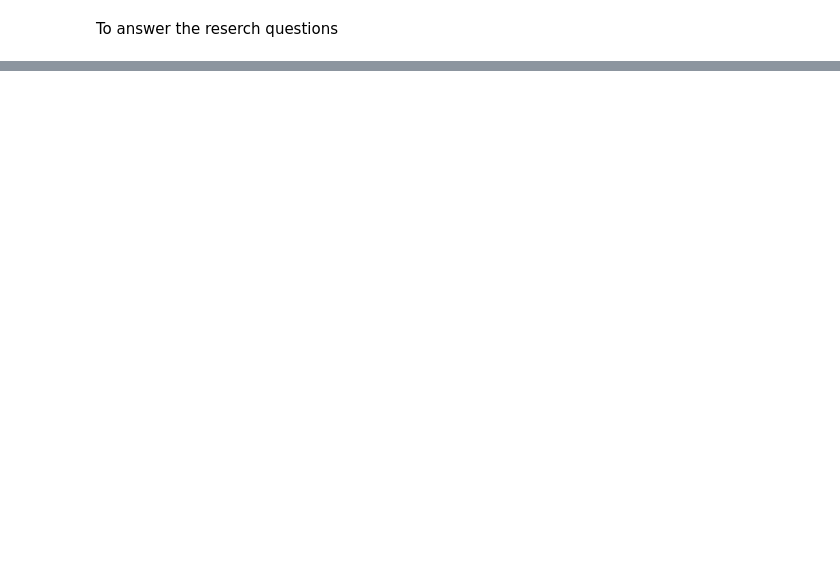
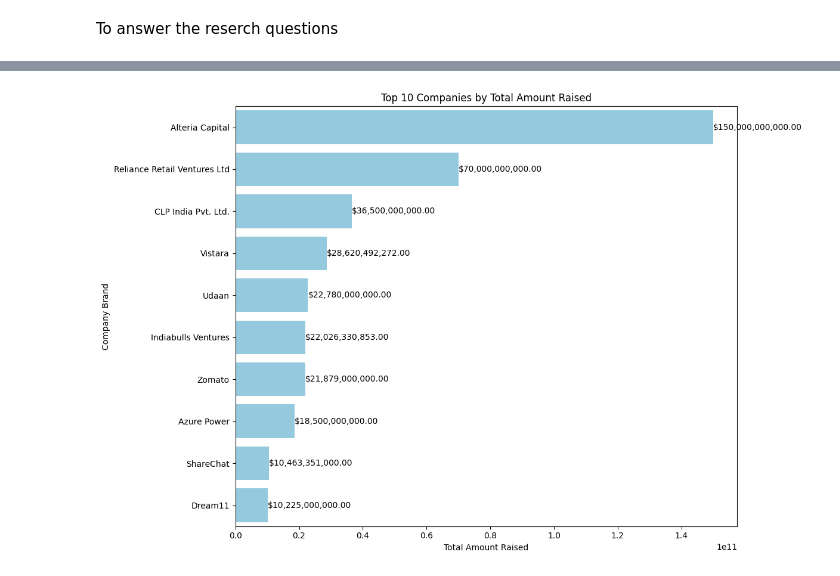
Before and after one commit to Iyanuadeleye01/lp1-project, a Jupyter notebook: main.ipynb, the cells around one changed output, grey strips where cells are left out. Cells and saved outputs as stored; diff of their text form; code cells hidden in the pictures; blank space fills up the shorter version.

```diff
--- a/main.ipynb
+++ b/main.ipynb
@@ -1602,0 +1654,6 @@ array(['AgriTech', 'EdTech', 'Hygiene management', 'Escrow',
+# %%
+# Replace the non digit values in the Amount column with ''
+df['Amount'] = df['Amount'].replace('[^\d]','',regex=True)
+# %%
+# Convert the Amount column values to numeric and non numeric to nan
+df['Amount'] = pd.to_numeric(df['Amount'],errors='coerce')
@@ -1602,0 +1665,3 @@ array(['AgriTech', 'EdTech', 'Hygiene management', 'Escrow',
+# %%
+# Drop the nan values
+df = df.dropna(subset='Amount')
@@ -1714,0 +1890,24 @@ plt.show()
+# %%
+total_amount_raised = df.groupby('Company_Brand')['Amount'].sum()
+total_amount_raised = total_amount_raised.reset_index()
+
+# Sort the data by total funding in descending order
+total_amount_raised = total_amount_raised.sort_values(by='Amount', ascending=False)
+
+# Select the top 10 companies to display
+top_n = 10
+total_amount_raised_top_n = total_amount_raised.head(top_n)
+
+plt.figure(figsize=(12, 8))
+barplot = sns.barplot(x='Amount', y='Company_Brand', data=total_amount_raised_top_n, color='skyblue')
+
+# Annotate each bar with its corresponding amount value
+for index, value in enumerate(total_amount_raised_top_n['Amount']):
+    barplot.text(value, index, f'${value:,.2f}', va='center', fontsize=10, color='black')
+plt.xlabel('Total Amount Raised')
+plt.ylabel('Company Brand')
+plt.title(f'Top {top_n} Companies by Total Amount Raised')
+plt.tight_layout()
+plt.show()
+# %% [output]
+[figure, added]
```
Also changed, not shown: parts of 71 cells of this notebook, 1 other file.
